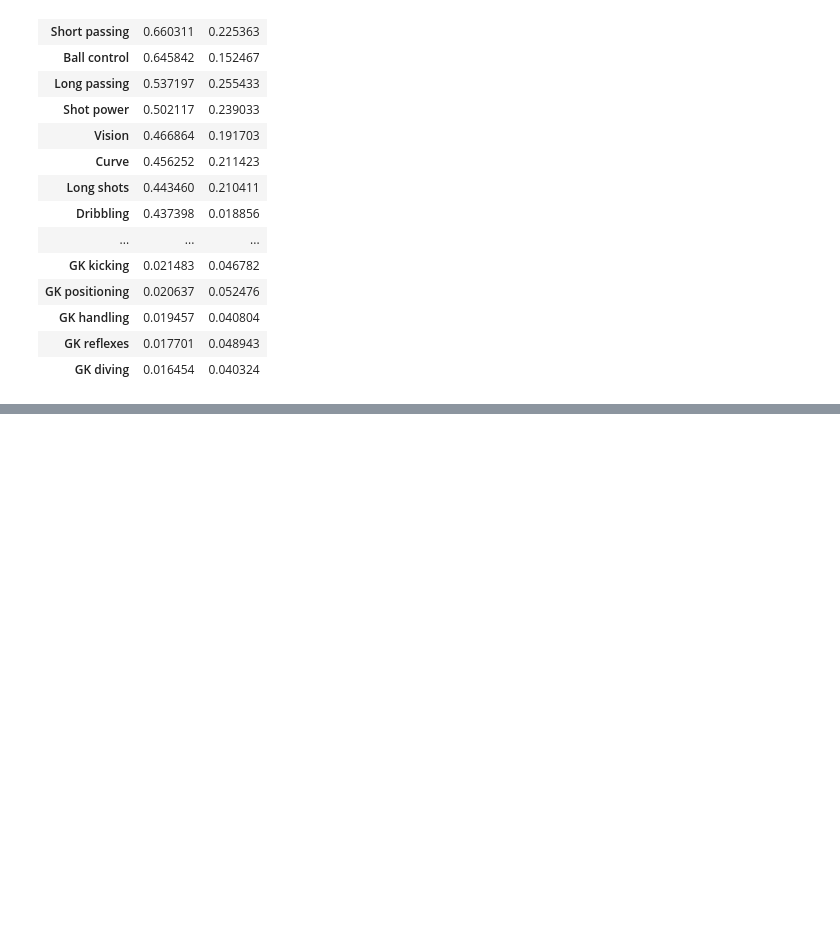
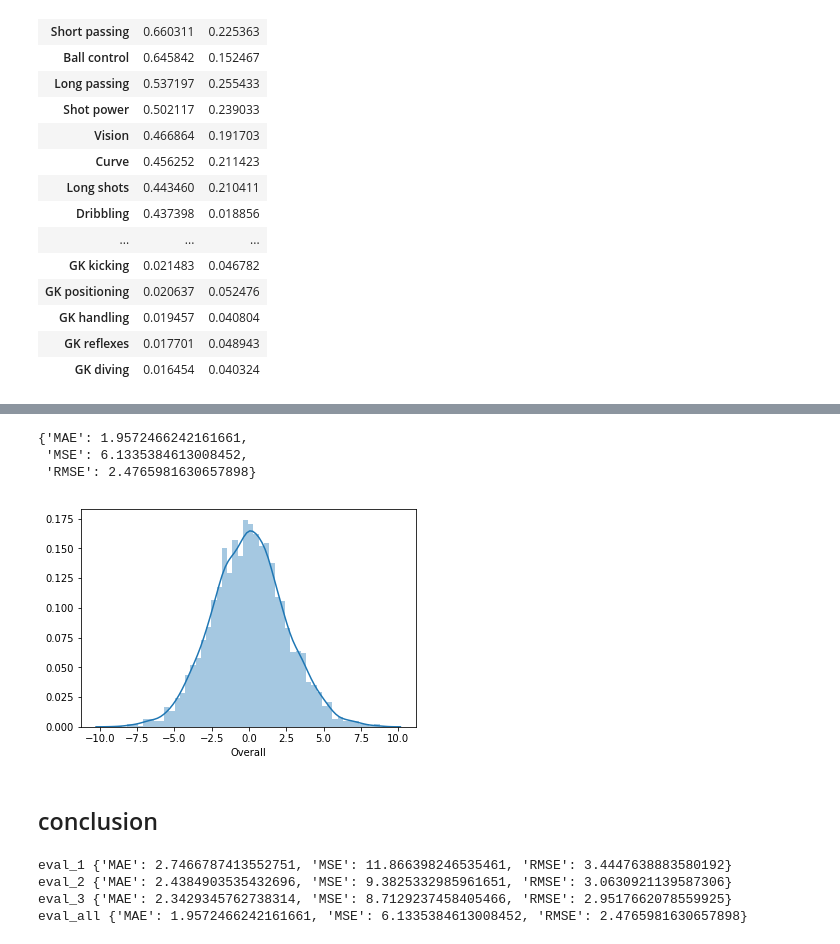
Before and after one commit to ncernek/fifa_analysis, a Jupyter notebook: secondary_analyses/skill_prediction.ipynb, the cells around one changed output, grey strips where cells are left out. Cells and saved outputs as stored; diff of their text form; code cells hidden in the pictures; blank space fills up the shorter version.

```diff
--- a/secondary_analyses/predict_performance.ipynb
+++ b/secondary_analyses/skill_prediction.ipynb
@@ -316,0 +352,28 @@ it appears that the best model is when you use the most features.
+# %%
+eval_all = {
+    'MAE': metrics.mean_absolute_error(y_test, predictions),
+    'MSE': metrics.mean_squared_error(y_test, predictions),
+    'RMSE': np.sqrt(metrics.mean_squared_error(y_test, predictions))
+}
+eval_all
+# %% [output]
+{'MAE': 1.9572466242161661,
+ 'MSE': 6.1335384613008452,
+ 'RMSE': 2.4765981630657898}
+# %%
+#make sure residuals are normally distributed and not too big
+sns.distplot((y_test-predictions),bins=50);
+# %% [output]
+[figure, added]
+# %% [markdown]
+## conclusion
+# %%
+print('eval_1',eval_1)
+print('eval_2',eval_2)
+print('eval_3',eval_3)
+print('eval_all',eval_all)
+# %% [output]
+eval_1 {'MAE': 2.7466787413552751, 'MSE': 11.866398246535461, 'RMSE': 3.4447638883580192}
+eval_2 {'MAE': 2.4384903535432696, 'MSE': 9.3825332985961651, 'RMSE': 3.0630921139587306}
+eval_3 {'MAE': 2.3429345762738314, 'MSE': 8.7129237458405466, 'RMSE': 2.9517662078559925}
+eval_all {'MAE': 1.9572466242161661, 'MSE': 6.1335384613008452, 'RMSE': 2.4765981630657898}
```
Also changed, not shown: parts of 37 cells of this notebook, 5 other files.
